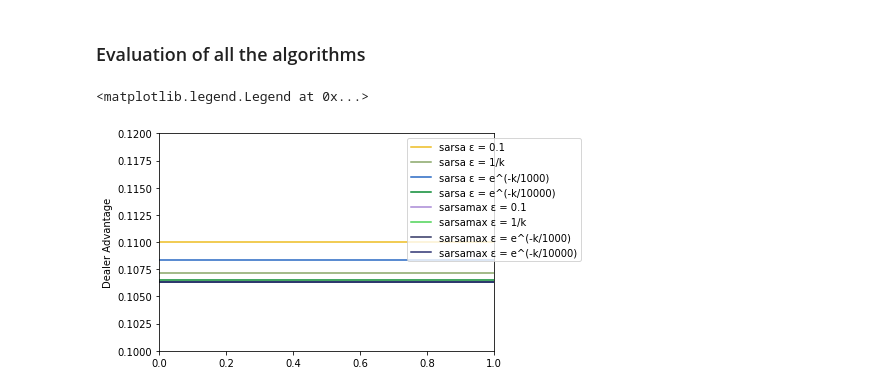
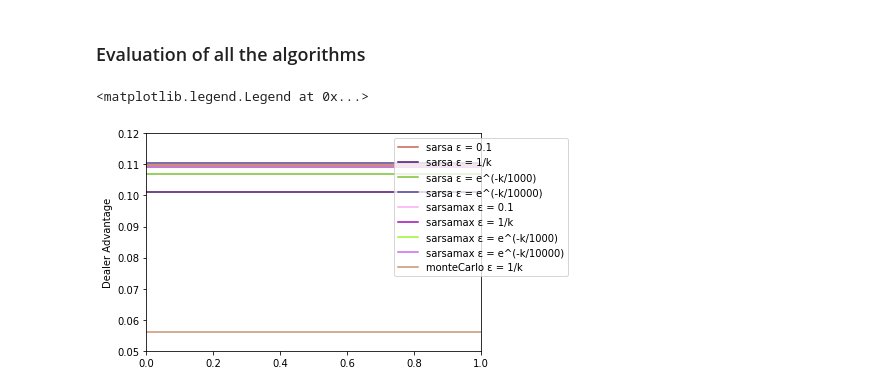
Before and after one commit to Voben/ARI2204-Reinforcement_Learning, a Jupyter notebook: main.ipynb, the cells around one changed output. Saved outputs shown, nothing was run; the diff lists cells and outputs as text; code cells hidden in the pictures.

```diff
--- a/main.ipynb
+++ b/main.ipynb
@@ -347,9 +347,6 @@ class monteCarloControl:
         d = deck()
         b = blackJackRound(d, pl, dl)
         setCounter = 1
-        dubs = 0
-        Ls = 0
-        draws = 0
         countWins = [0]
         countLose = [0]
         countDraw = [0]
@@ -368,10 +365,12 @@ class monteCarloControl:
             cumulativeReward = []
             e = 1/k # Calculating the new epsilon value
             roundEnd = False # Used to indicate when a final state has been reached (stand or total 21+)
+
             sampleEpisode = random.choice(list(self.stateActionVal.counts.keys())) # Sampling a random state for the episode
             split = sampleEpisode.split('-') # Decoding the dictionary key and splitting it
             b.player.total = int(split[0]) # Setting the player's total to the random total
             b.player.hasAce = bool(split[2]) # Seeing if the player has an ace or not
+            b.dealer.total = int(split[1])
             firstAction = bool(split[3]) # Randomly selecting if the player hits or stands
 
             tempKey = sampleEpisode # tempKey stores the current state in terms of the dictionary key format
@@ -386,22 +385,19 @@ class monteCarloControl:
 
             while not roundEnd:
                 sa = epsilonGreedy([b.player.total, b.dealer.total,b.player.hasAce], e, self.stateActionVal) # Using the e-greedy policy to see take the next action
+                visitedSA.append(sa)
                 if sa[-1] == 1: # Hits
-                    tempKey = str(b.player.total) + '-' + str(b.dealer.total) + '-' + str(int(b.player.hasAce)) +'-1'
-                    visitedSA.append(tempKey)
                     b.player.hit(b.deck)
-                    if player.total > 21:
+
+                    if b.player.total > 21:
                         roundEnd = True
                 else: # Stands
-                    tempKey = str(b.player.total) + '-' + str(b.dealer.total) + '-' + str(int(b.player.hasAce)) +'-0'
-                    visitedSA.append(tempKey)
                     roundEnd = True
 
             b.hitDealer()
             #b.outcome()
 
             if(b.player.total <= 21 and (b.player.total > b.dealer.total or b.dealer.total > 21)):
-                dubs += 1
                 countWins[count1000] += 1
                 #self.stateActionVal.counts[sa][1] += 1
                 rewards = 1
@@ -410,7 +406,6 @@ class monteCarloControl:
                     self.stateActionVal.counts[sa][0] += 1
                     self.stateActionVal.counts[sa][1] = self.stateActionVal.counts[sa][1] + 1/self.stateActionVal.counts[sa][0]*(G - self.stateActionVal.counts[sa][1])
             elif(b.player.total == b.dealer.total):
-                draws += 1
                 countDraw[count1000] += 1
                 #self.stateActionVal.counts[sa][1] += 0
                 rewards = 0
@@ -419,7 +414,6 @@ class monteCarloControl:
                     self.stateActionVal.counts[sa][0] += 1
                     self.stateActionVal.counts[sa][1] = self.stateActionVal.counts[sa][1] + 1/self.stateActionVal.counts[sa][0]*(G - self.stateActionVal.counts[sa][1])
             elif(b.player.total <= 21):
-                Ls += 1
                 countLose[count1000] += 1
                 #self.stateActionVal.counts[sa][1] -= 1
                 rewards = -1
@@ -436,10 +430,6 @@ class monteCarloControl:
             #     setCounter += 1
 
         self.counts = [countWins, countDraw, countLose]
-
-    def printCounts(self):
-        for x in range(len(self.counts[0])):
-            print("Set:", x, ", Wins: ", self.counts[0][x], ", Draw: ", self.counts[1][x], ", Lose: ", self.counts[2][x])
 # %% [markdown]
 ### SARSAMAX Algorithm
 # %%
@@ -889,15 +902,16 @@ Sarsamax with: $ ε = e^-k/10000 $
 ### Evaluation of all the algorithms
 # %%
 algs = [[sarsaE1, "sarsa ε = 0.1"], [sarsaE2, "sarsa ε = 1/k"], [sarsaE3, "sarsa ε = e^(-k/1000)"], [sarsaE4, "sarsa ε = e^(-k/10000)"],
-[sarsamaxE1, "sarsamax ε = 0.1"], [sarsamaxE1, "sarsamax ε = 1/k"], [sarsamaxE1, "sarsamax ε = e^(-k/1000)"], [sarsamaxE1, "sarsamax ε = e^(-k/10000)"]]
+[sarsamaxE1, "sarsamax ε = 0.1"], [sarsamaxE1, "sarsamax ε = 1/k"], [sarsamaxE1, "sarsamax ε = e^(-k/1000)"], [sarsamaxE1, "sarsamax ε = e^(-k/10000)"],
+[mc, "monteCarlo ε = 1/k"]]
 for alg in algs:
     dealerAdv = getDealerAdvantage(alg[0])
     col = (np.random.random(), np.random.random(), np.random.random())
     plt.axhline(y = dealerAdv, color = col, linestyle = 'solid', label = alg[1])
 
 plt.ylabel('Dealer Advantage')
-plt.ylim(0.1,0.12)
+plt.ylim(0.05,0.12)
 plt.legend(bbox_to_anchor = (1.0, 1), loc = 'upper center')
 # %% [output]
 <matplotlib.legend.Legend at 0x...>
-[figure, old version]
+[figure, new version]
```
Also changed, not shown: parts of 6 cells of this notebook.
